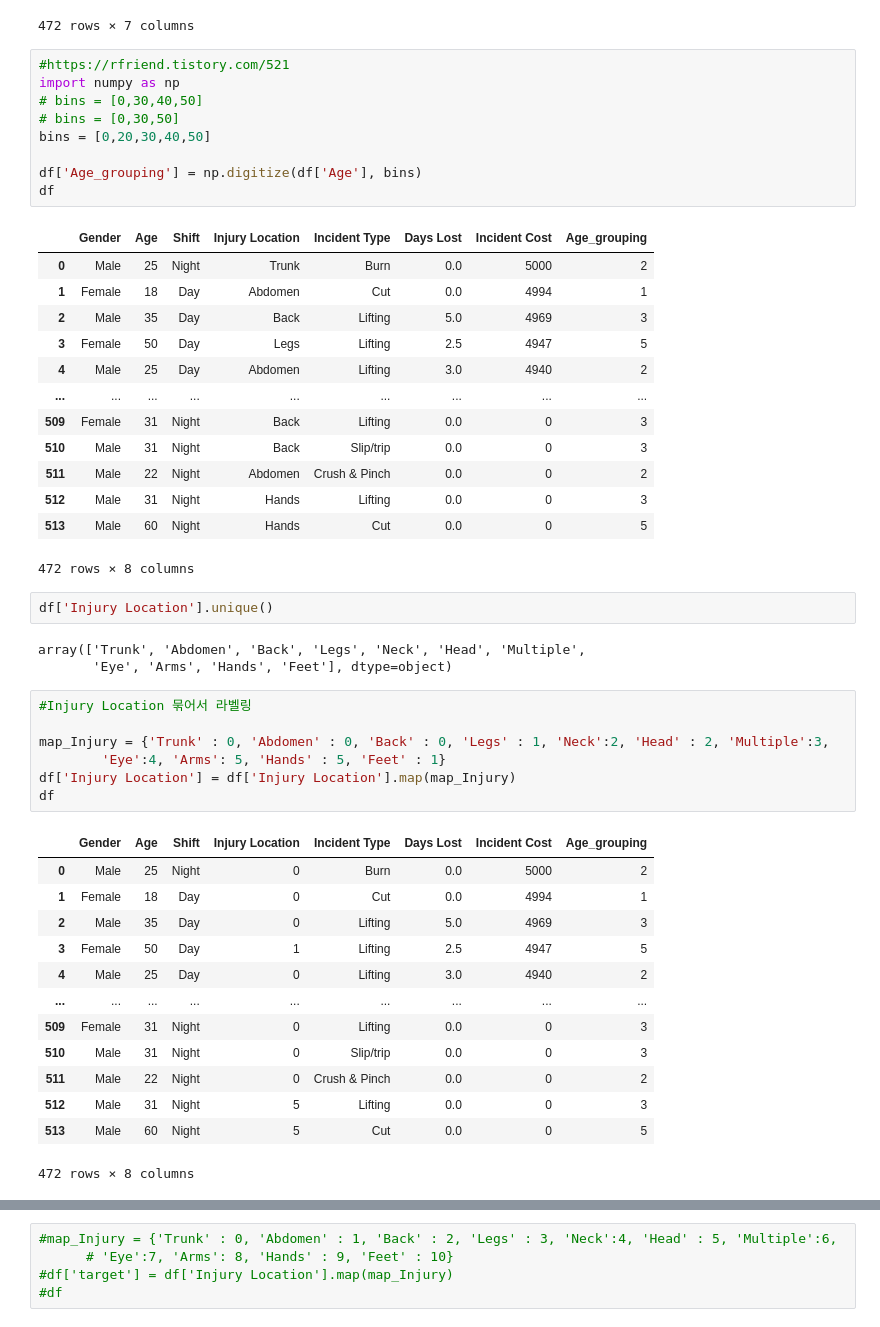
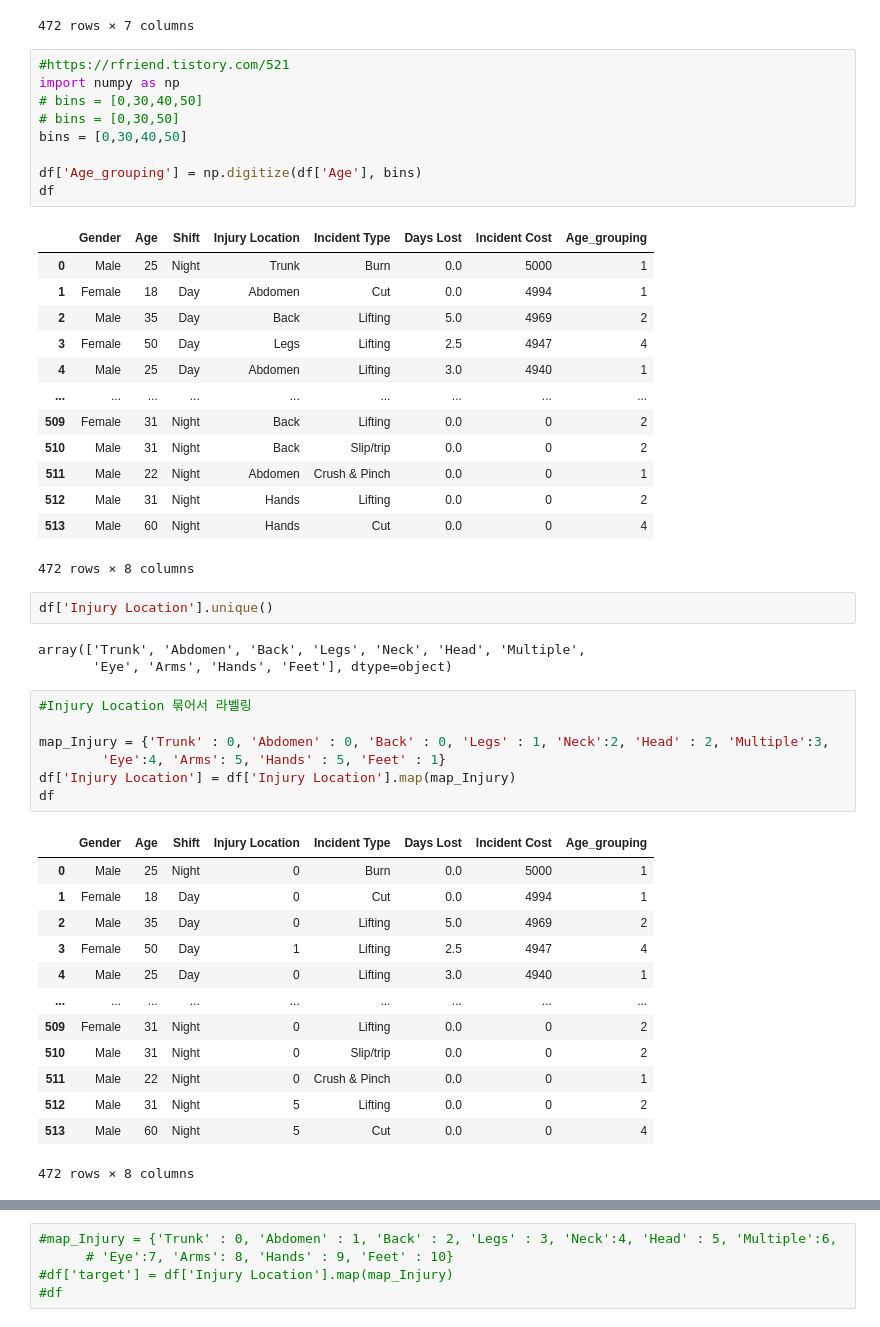
Before and after one commit to jaewook718/BigData, a Jupyter notebook: data.ipynb, the cells around one changed output, grey strips where cells are left out. Drawn from its saved outputs; the diff is of its cells as text.

```diff
--- a/data.ipynb
+++ b/data.ipynb
@@ -42,25 +42,25 @@ df
 # %%
 #https://rfriend.tistory.com/521
 import numpy as np
 # bins = [0,30,40,50]
 # bins = [0,30,50]
-bins = [0,20,30,40,50]
+bins = [0,30,40,50]
 
 df['Age_grouping'] = np.digitize(df['Age'], bins)
 df
 # %% [output]
 |  | Gender | Age | Shift | Injury Location | Incident Type | Days Lost | Incident Cost | Age_grouping |
-| 0 | Male | 25 | Night | Trunk | Burn | 0.0 | 5000 | 2 |
+| 0 | Male | 25 | Night | Trunk | Burn | 0.0 | 5000 | 1 |
 | 1 | Female | 18 | Day | Abdomen | Cut | 0.0 | 4994 | 1 |
-| 2 | Male | 35 | Day | Back | Lifting | 5.0 | 4969 | 3 |
-| 3 | Female | 50 | Day | Legs | Lifting | 2.5 | 4947 | 5 |
-| 4 | Male | 25 | Day | Abdomen | Lifting | 3.0 | 4940 | 2 |
+| 2 | Male | 35 | Day | Back | Lifting | 5.0 | 4969 | 2 |
+| 3 | Female | 50 | Day | Legs | Lifting | 2.5 | 4947 | 4 |
+| 4 | Male | 25 | Day | Abdomen | Lifting | 3.0 | 4940 | 1 |
 | ... | ... | ... | ... | ... | ... | ... | ... | ... |
-| 509 | Female | 31 | Night | Back | Lifting | 0.0 | 0 | 3 |
-| 510 | Male | 31 | Night | Back | Slip/trip | 0.0 | 0 | 3 |
-| 511 | Male | 22 | Night | Abdomen | Crush & Pinch | 0.0 | 0 | 2 |
-| 512 | Male | 31 | Night | Hands | Lifting | 0.0 | 0 | 3 |
-| 513 | Male | 60 | Night | Hands | Cut | 0.0 | 0 | 5 |
+| 509 | Female | 31 | Night | Back | Lifting | 0.0 | 0 | 2 |
+| 510 | Male | 31 | Night | Back | Slip/trip | 0.0 | 0 | 2 |
+| 511 | Male | 22 | Night | Abdomen | Crush & Pinch | 0.0 | 0 | 1 |
+| 512 | Male | 31 | Night | Hands | Lifting | 0.0 | 0 | 2 |
+| 513 | Male | 60 | Night | Hands | Cut | 0.0 | 0 | 4 |
 472 rows × 8 columns
 # %%
 df['Injury Location'].unique()
@@ -76,17 +76,17 @@ df['Injury Location'] = df['Injury Location'].map(map_Injury)
 df
 # %% [output]
 |  | Gender | Age | Shift | Injury Location | Incident Type | Days Lost | Incident Cost | Age_grouping |
-| 0 | Male | 25 | Night | 0 | Burn | 0.0 | 5000 | 2 |
+| 0 | Male | 25 | Night | 0 | Burn | 0.0 | 5000 | 1 |
 | 1 | Female | 18 | Day | 0 | Cut | 0.0 | 4994 | 1 |
-| 2 | Male | 35 | Day | 0 | Lifting | 5.0 | 4969 | 3 |
-| 3 | Female | 50 | Day | 1 | Lifting | 2.5 | 4947 | 5 |
-| 4 | Male | 25 | Day | 0 | Lifting | 3.0 | 4940 | 2 |
+| 2 | Male | 35 | Day | 0 | Lifting | 5.0 | 4969 | 2 |
+| 3 | Female | 50 | Day | 1 | Lifting | 2.5 | 4947 | 4 |
+| 4 | Male | 25 | Day | 0 | Lifting | 3.0 | 4940 | 1 |
 | ... | ... | ... | ... | ... | ... | ... | ... | ... |
-| 509 | Female | 31 | Night | 0 | Lifting | 0.0 | 0 | 3 |
-| 510 | Male | 31 | Night | 0 | Slip/trip | 0.0 | 0 | 3 |
-| 511 | Male | 22 | Night | 0 | Crush & Pinch | 0.0 | 0 | 2 |
-| 512 | Male | 31 | Night | 5 | Lifting | 0.0 | 0 | 3 |
-| 513 | Male | 60 | Night | 5 | Cut | 0.0 | 0 | 5 |
+| 509 | Female | 31 | Night | 0 | Lifting | 0.0 | 0 | 2 |
+| 510 | Male | 31 | Night | 0 | Slip/trip | 0.0 | 0 | 2 |
+| 511 | Male | 22 | Night | 0 | Crush & Pinch | 0.0 | 0 | 1 |
+| 512 | Male | 31 | Night | 5 | Lifting | 0.0 | 0 | 2 |
+| 513 | Male | 60 | Night | 5 | Cut | 0.0 | 0 | 4 |
 472 rows × 8 columns
 # %%
 from sklearn.preprocessing import MinMaxScaler
```
Also changed, not shown: parts of 17 cells of this notebook, 5 other files.
